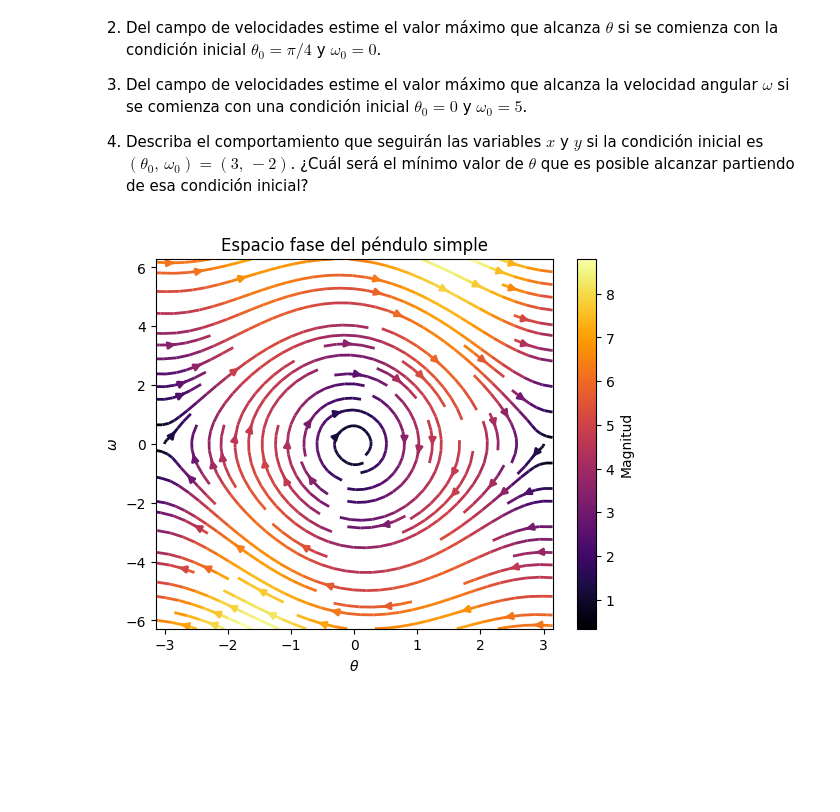
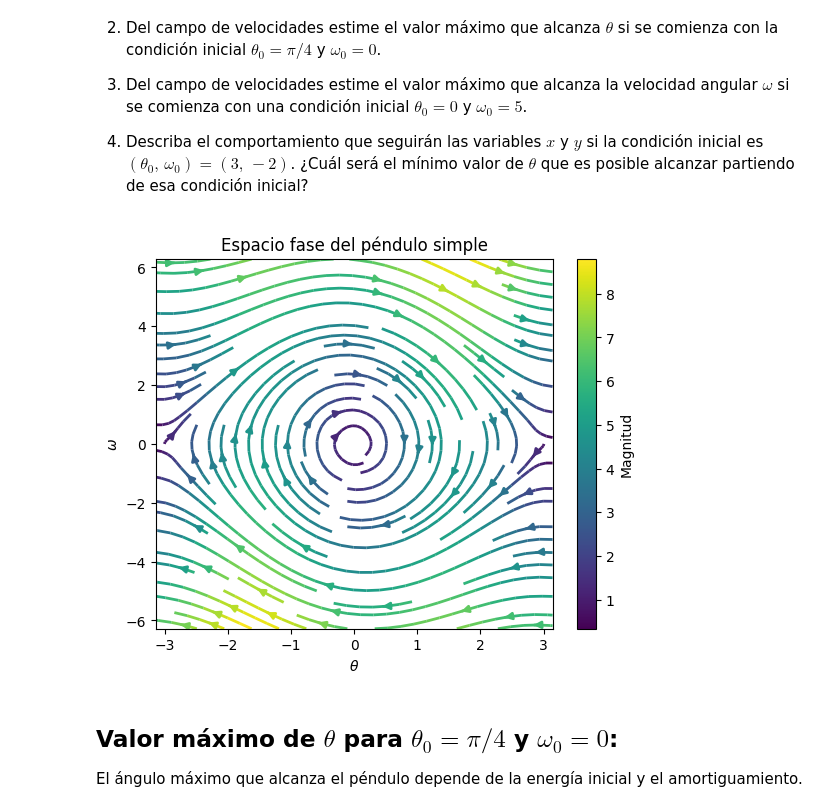
Before and after one commit to JsebastianUVPRQ/classical_trajectory, a Jupyter notebook: Intro_modeling_math/tll/Taller08_Ejercicio.ipynb, the cells around one changed output. Cells and saved outputs as stored; diff of their text form; code cells hidden in the pictures; blank space fills up the shorter version.

```diff
--- a/Intro_modeling_math/tll/Taller08_Ejercicio.ipynb
+++ b/Intro_modeling_math/tll/Taller08_Ejercicio.ipynb
@@ -60,13 +56,15 @@ u1 = velocidad_angular_comp_1/norma
 u2 = velocidad_angular_comp_2/norma
 # %%
 # grafica
-plt.streamplot(Theta, Omega, u1, u2, color=norma, linewidth=2, cmap=plt.cm.inferno)
+plt.streamplot(Theta, Omega, u1, u2, color=norma, linewidth=2)
 plt.colorbar(label='Magnitud')
 # Etiquetas de los ejes
 plt.xlabel(r'$\theta$')
 plt.ylabel(r'$\omega$')
-plt.axis
 plt.title('Espacio fase del péndulo simple')
 plt.show()
 # %% [output]
-[figure, old version]
+[figure, new version]
+# %% [markdown]
+## Valor máximo de $\theta$ para $\theta_0 = \pi/4$ y $\omega_0=0$:
+El ángulo máximo que alcanza el péndulo depende de la energía inicial y el amortiguamiento.
```
Also changed, not shown: parts of 1 cell of this notebook.
